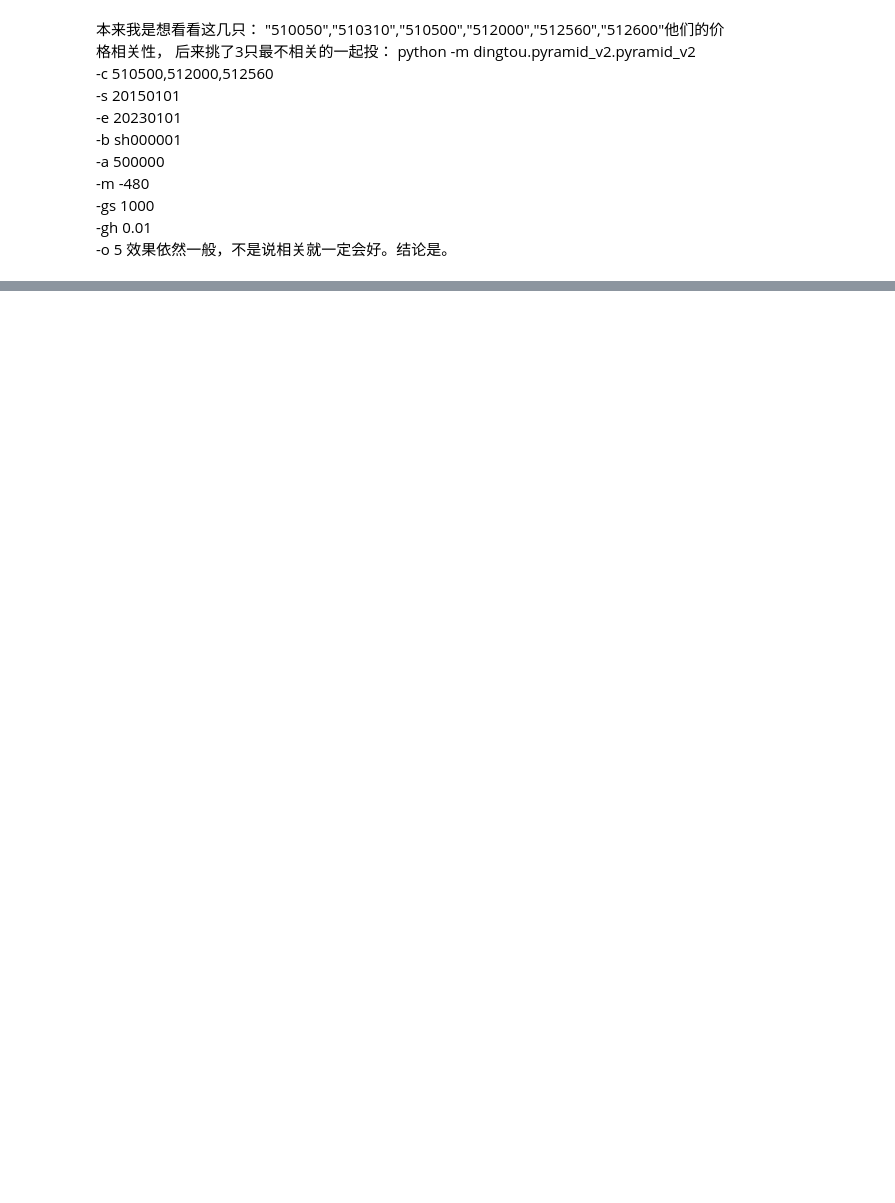
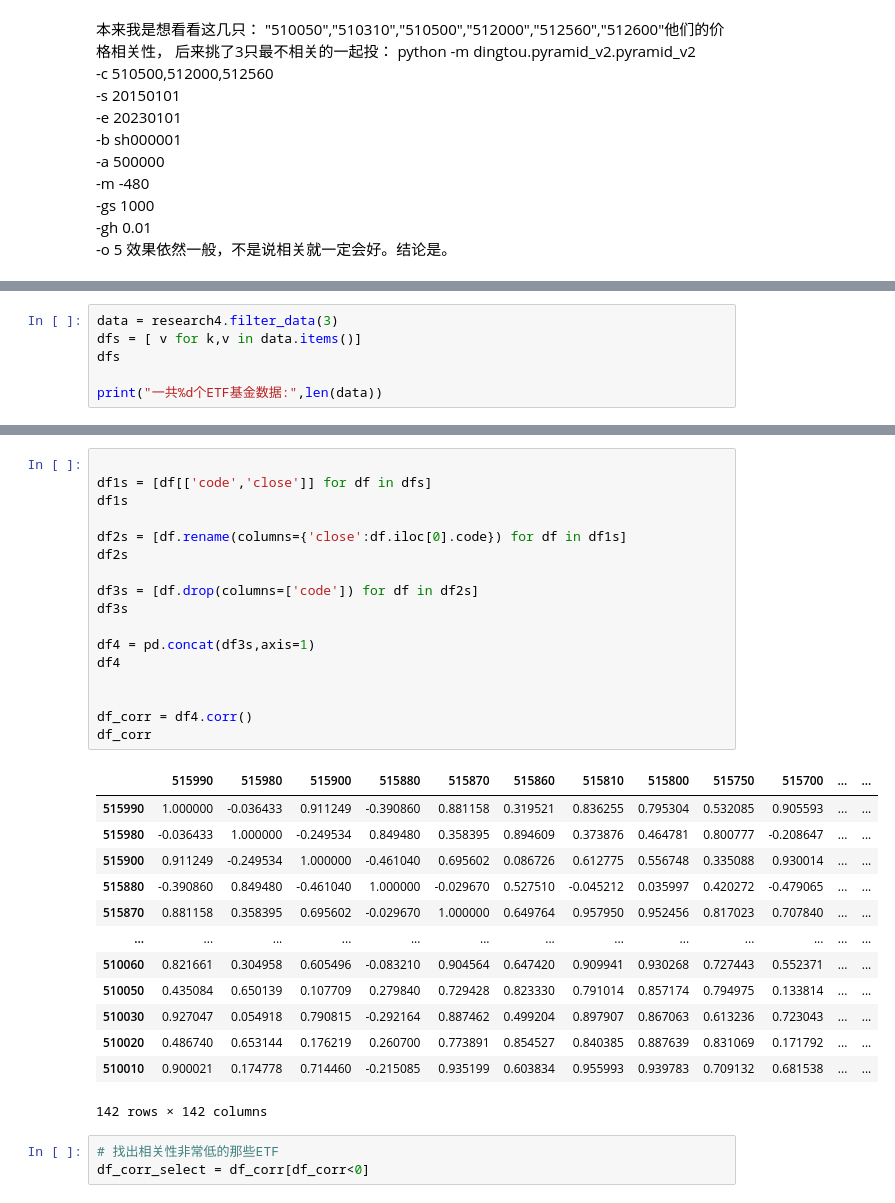
Before and after one commit to webclinic017/quant_research, a Jupyter notebook: dingtou/research/不同etf之间的相关性分析.ipynb, the cells around one changed output, grey strips where cells are left out. Cells and saved outputs as stored; diff of their text form; blank space fills up the shorter version.

Commit message:
impl etf selection

```diff
--- a/dingtou/research/不同etf之间的相关性分析.ipynb
+++ b/dingtou/research/不同etf之间的相关性分析.ipynb
@@ -89,0 +99,6 @@ dfs[0].drop(columns=['code'])
+# %%
+data = research4.filter_data(3)
+dfs = [ v for k,v in data.items()]
+dfs
+
+print("一共%d个ETF基金数据:",len(data))
@@ -89,0 +124,34 @@ dfs[0].drop(columns=['code'])
+# %%
+
+df1s = [df[['code','close']] for df in dfs]
+df1s
+
+df2s = [df.rename(columns={'close':df.iloc[0].code}) for df in df1s]
+df2s
+
+df3s = [df.drop(columns=['code']) for df in df2s]
+df3s
+
+df4 = pd.concat(df3s,axis=1)
+df4
+
+
+df_corr = df4.corr()
+df_corr
+# %% [output]
+|  | 515990 | 515980 | 515900 | 515880 | 515870 | 515860 | 515810 | 515800 | 515750 | 515700 | ... | ... |
+| 515990 | 1.000000 | -0.036433 | 0.911249 | -0.390860 | 0.881158 | 0.319521 | 0.836255 | 0.795304 | 0.532085 | 0.905593 | ... | ... |
+| 515980 | -0.036433 | 1.000000 | -0.249534 | 0.849480 | 0.358395 | 0.894609 | 0.373876 | 0.464781 | 0.800777 | -0.208647 | ... | ... |
+| 515900 | 0.911249 | -0.249534 | 1.000000 | -0.461040 | 0.695602 | 0.086726 | 0.612775 | 0.556748 | 0.335088 | 0.930014 | ... | ... |
+| 515880 | -0.390860 | 0.849480 | -0.461040 | 1.000000 | -0.029670 | 0.527510 | -0.045212 | 0.035997 | 0.420272 | -0.479065 | ... | ... |
+| 515870 | 0.881158 | 0.358395 | 0.695602 | -0.029670 | 1.000000 | 0.649764 | 0.957950 | 0.952456 | 0.817023 | 0.707840 | ... | ... |
+| ... | ... | ... | ... | ... | ... | ... | ... | ... | ... | ... | ... | ... |
+| 510060 | 0.821661 | 0.304958 | 0.605496 | -0.083210 | 0.904564 | 0.647420 | 0.909941 | 0.930268 | 0.727443 | 0.552371 | ... | ... |
+| 510050 | 0.435084 | 0.650139 | 0.107709 | 0.279840 | 0.729428 | 0.823330 | 0.791014 | 0.857174 | 0.794975 | 0.133814 | ... | ... |
+| 510030 | 0.927047 | 0.054918 | 0.790815 | -0.292164 | 0.887462 | 0.499204 | 0.897907 | 0.867063 | 0.613236 | 0.723043 | ... | ... |
+| 510020 | 0.486740 | 0.653144 | 0.176219 | 0.260700 | 0.773891 | 0.854527 | 0.840385 | 0.887639 | 0.831069 | 0.171792 | ... | ... |
+| 510010 | 0.900021 | 0.174778 | 0.714460 | -0.215085 | 0.935199 | 0.603834 | 0.955993 | 0.939783 | 0.709132 | 0.681538 | ... | ... |
+142 rows × 142 columns
+# %%
+# 找出相关性非常低的那些ETF
+df_corr_select = df_corr[df_corr<0]
```
Also changed, not shown: parts of 11 cells of this notebook, 10 other files.
